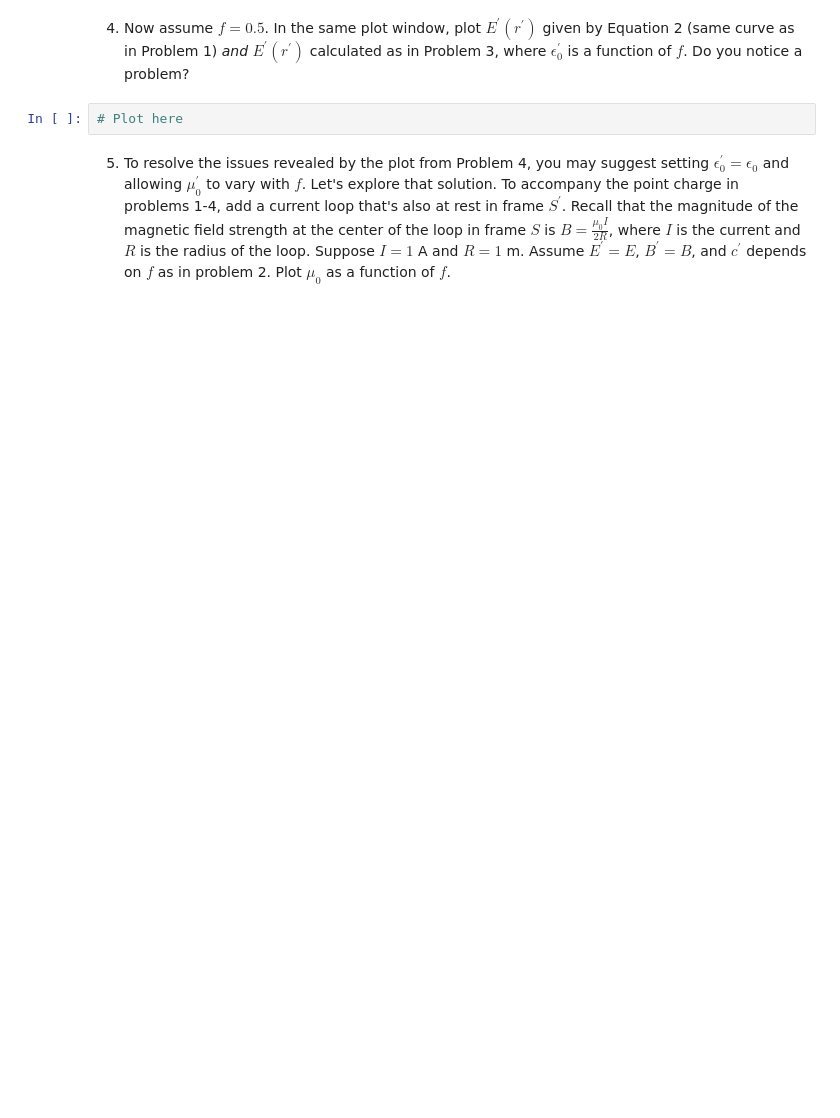
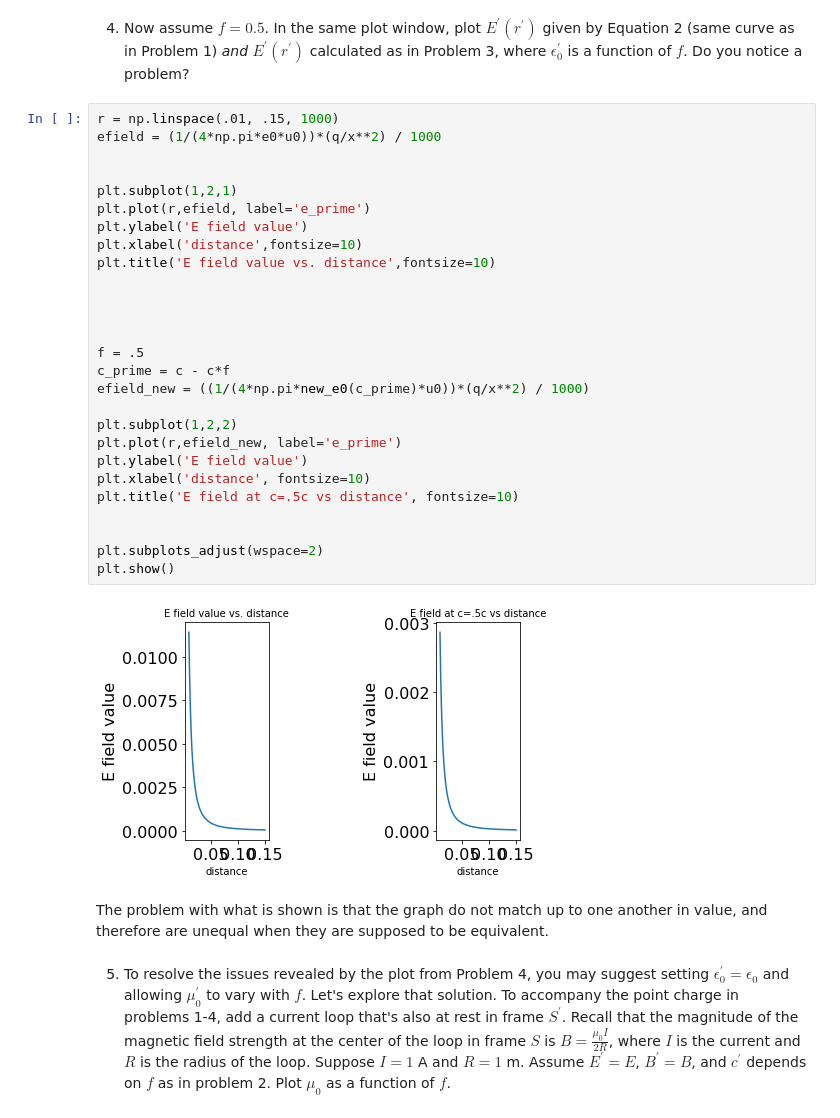
Before and after one commit to mitchrg/phys309, a Jupyter notebook: assignment1.ipynb, the cells around one changed output. Drawn from its saved outputs; the diff is of its cells as text; blank space fills up the shorter version.

```diff
--- a/assignment1.ipynb
+++ b/assignment1.ipynb
@@ -114,7 +122,36 @@ plt.show()
     <li>Now assume $f = 0.5$. In the same plot window, plot $E^{\prime}(r^{\prime})$ given by Equation 2 (same curve as in Problem 1) <em>and</em> $E^{\prime}(r^{\prime})$ calculated as in Problem 3, where $\epsilon_0^{\prime}$ is a function of $f$. Do you notice a problem?</li>
 </ol>
 # %%
-# Plot here
+r = np.linspace(.01, .15, 1000)
+efield = (1/(4*np.pi*e0*u0))*(q/x**2) / 1000
+
+
+plt.subplot(1,2,1)
+plt.plot(r,efield, label='e_prime')
+plt.ylabel('E field value')
+plt.xlabel('distance',fontsize=10)
+plt.title('E field value vs. distance',fontsize=10)
+
+
+
+
+f = .5
+c_prime = c - c*f
+efield_new = ((1/(4*np.pi*new_e0(c_prime)*u0))*(q/x**2) / 1000)
+
+plt.subplot(1,2,2)
+plt.plot(r,efield_new, label='e_prime')
+plt.ylabel('E field value')
+plt.xlabel('distance', fontsize=10)
+plt.title('E field at c=.5c vs distance', fontsize=10)
+
+
+plt.subplots_adjust(wspace=2)
+plt.show()
+# %% [output]
+[figure, added]
+# %% [markdown]
+The problem with what is shown is that the graph do not match up to one another in value, and therefore are unequal when they are supposed to be equivalent.
 # %% [markdown]
 <ol start=5>
     <li>To resolve the issues revealed by the plot from Problem 4, you may suggest setting $\epsilon_0^{\prime} = \epsilon_0$ and allowing $\mu_0^{\prime}$ to vary with $f$. Let's explore that solution. To accompany the point charge in problems 1-4, add a current loop that's also at rest in frame $S^{\prime}$. Recall that the magnitude of the magnetic field strength at the center of the loop in frame $S$ is $B = \frac{\mu_0 I}{2R}$, where $I$ is the current and $R$ is the radius of the loop. Suppose $I = 1$ A and $R = 1$ m. Assume $E^{\prime} = E$, $B^{\prime} = B$, and $c^{\prime}$ depends on $f$ as in problem 2. Plot $\mu_0$ as a function of $f$.</li>
```
Also changed, not shown: parts of 7 cells of this notebook.
